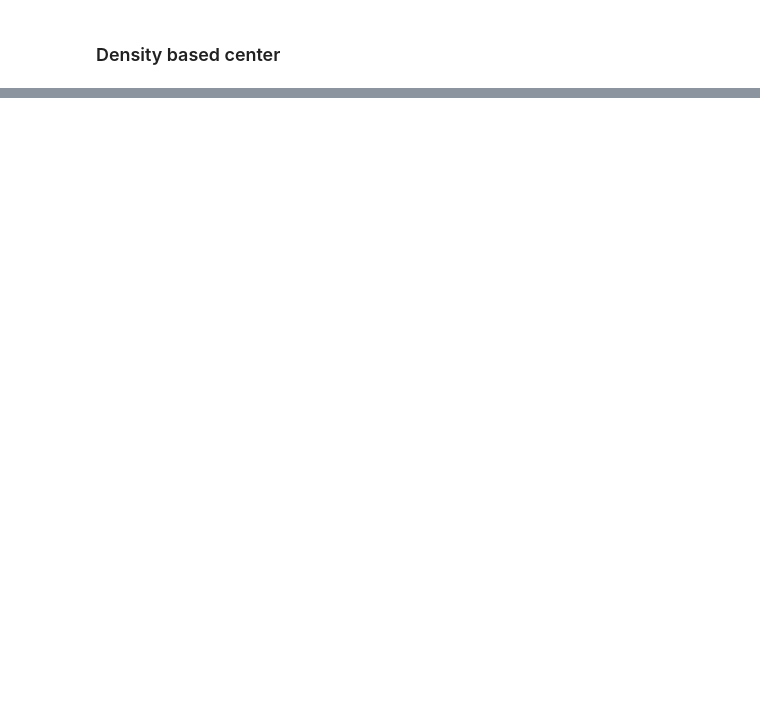
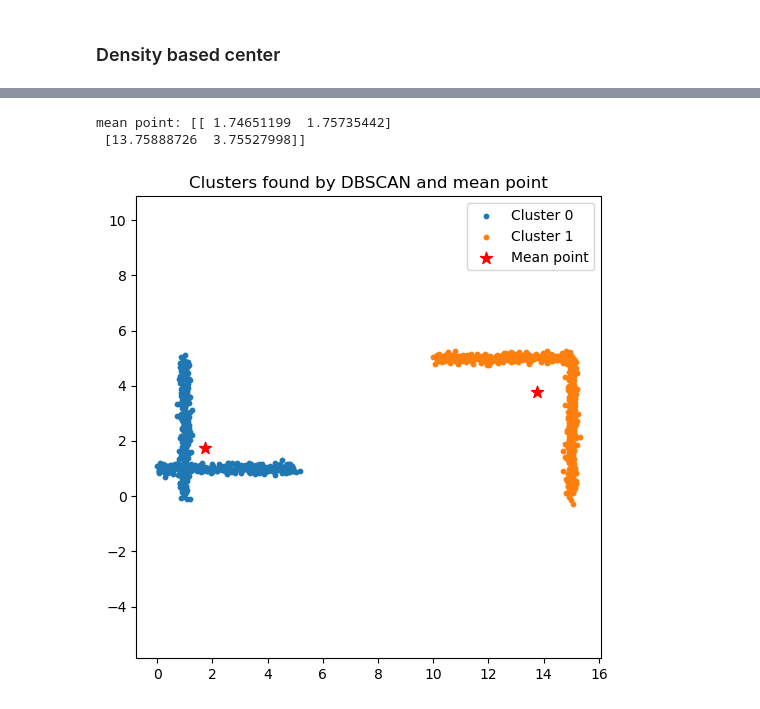
Before and after one commit to UnaiLalana/DAB-SMOTE, a Jupyter notebook: notebooks/DensityBasedCenters.ipynb, the cells around one changed output, grey strips where cells are left out. Cells and saved outputs as stored; diff of their text form; code cells hidden in the pictures; blank space fills up the shorter version.

```diff
--- a/notebooks/DensityBasedCenters.ipynb
+++ b/notebooks/DensityBasedCenters.ipynb
@@ -98,0 +145,8 @@ visualize_data(most_dense_point, labels, X)
+# %%
+centre2, clusters2 = dab.get_clustering(X2, solver='means')
+print(f"mean point: {centre2}")
+visualize_data(centre2, clusters2, X2)
+# %% [output]
+mean point: [[ 1.74651199  1.75735442]
+ [13.75888726  3.75527998]]
+[figure, added]
```
Also changed, not shown: parts of 10 cells of this notebook.
